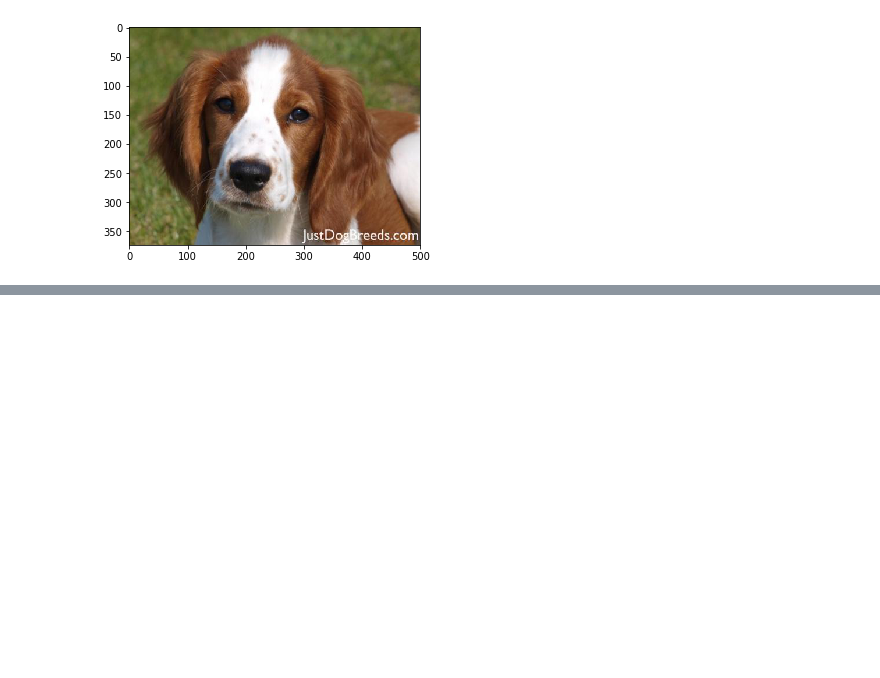
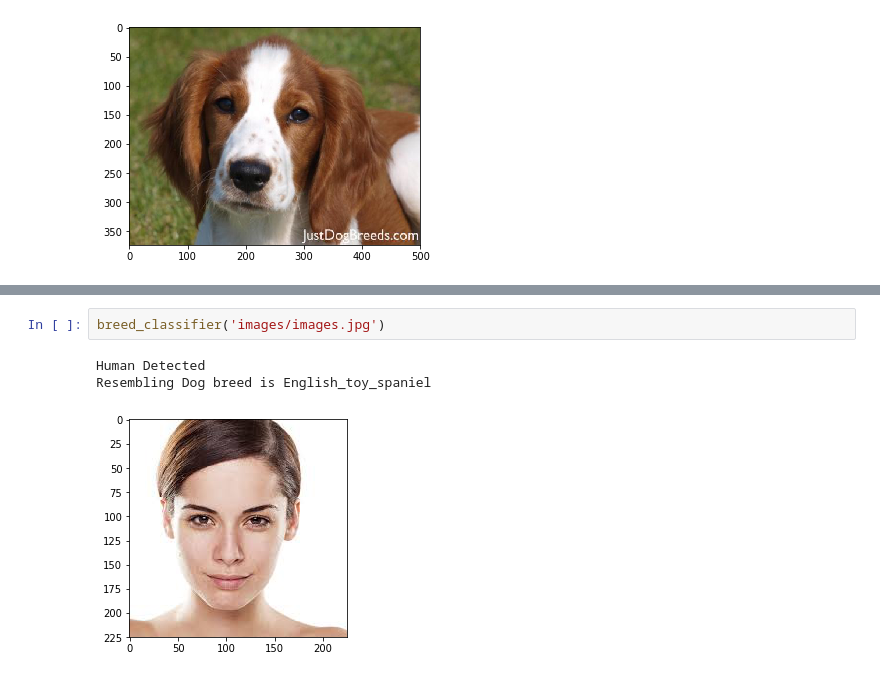
Before and after one commit to obieda01/Udacity-Deep-Learning-Nanodegree-Program, a Jupyter notebook: course3-CNN/Solution/dog_app.ipynb, the cells around one changed output, grey strips where cells are left out. Saved outputs shown, nothing was run; the diff lists cells and outputs as text; blank space fills up the shorter version.

```diff
--- a/course3-CNN/Solution/dog_app.ipynb
+++ b/course3-CNN/Solution/dog_app.ipynb
@@ -843,0 +848,6 @@ The predicted dog breed is Welsh_springer_spaniel
+# %%
+breed_classifier('images/images.jpg')
+# %% [output]
+Human Detected
+Resembling Dog breed is English_toy_spaniel
+[figure, added]
```
Also changed, not shown: parts of 14 cells of this notebook, 2 other files.
